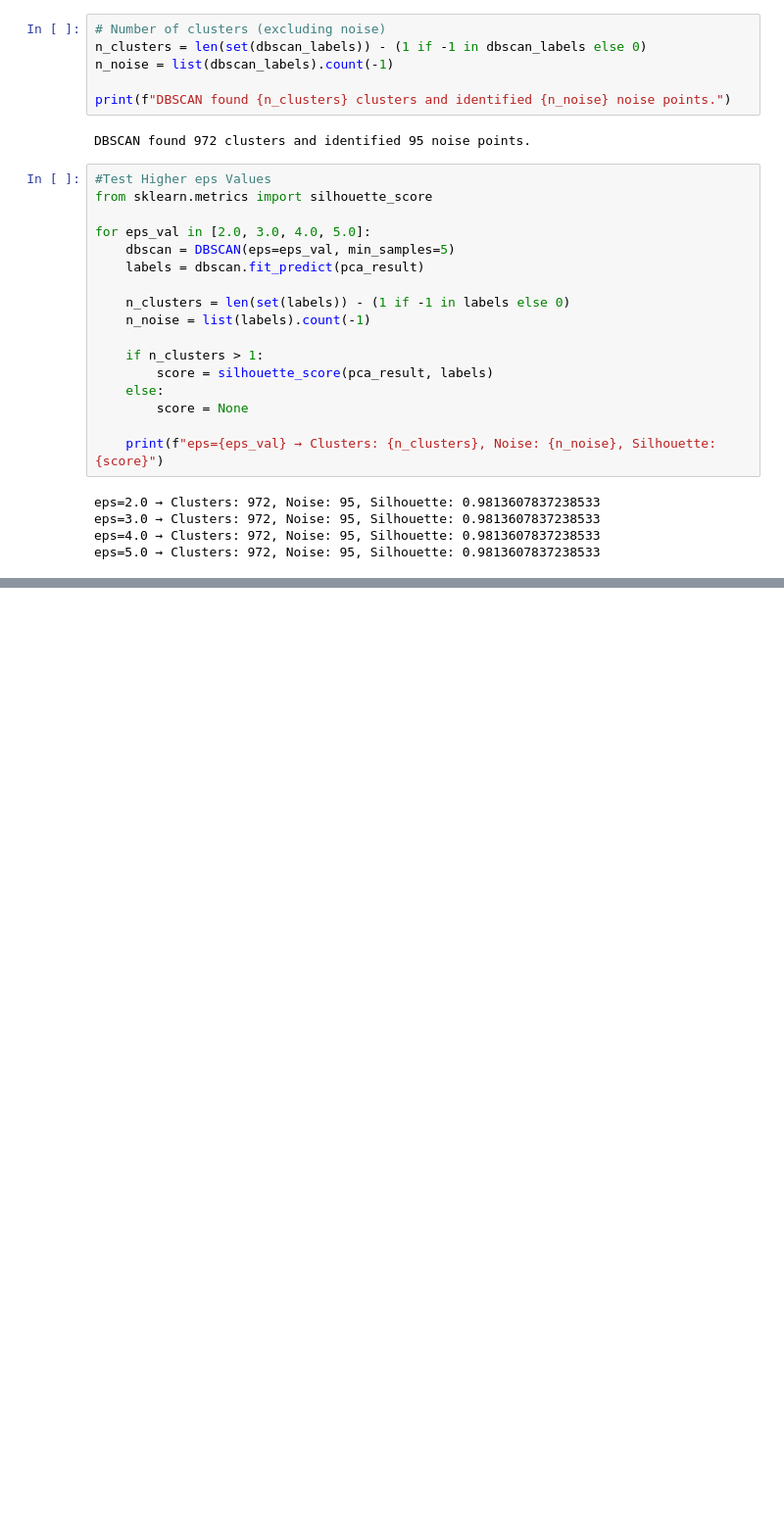
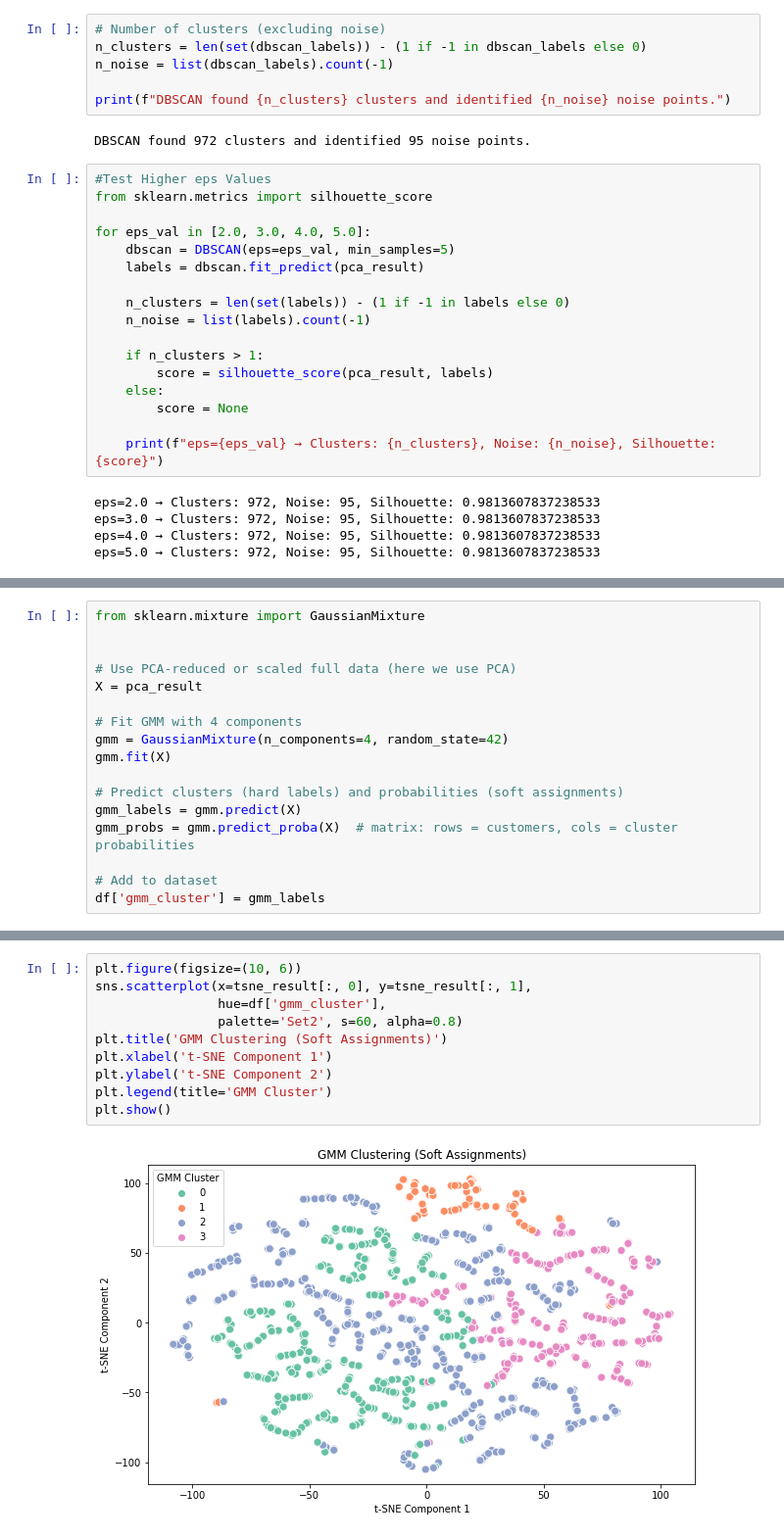
Before and after one commit to Omdena-CBP-Tanzania/unsupervised-machine-learning-rhysrose, a Jupyter notebook: Solution.ipynb, the cells around one changed output, grey strips where cells are left out. Shown at 98% size. Drawn from its saved outputs; the diff is of its cells as text; blank space fills up the shorter version.

Commit message:
add clustering

```diff
--- a/Solution.ipynb
+++ b/Solution.ipynb
@@ -593,0 +596,17 @@ eps=5.0 → Clusters: 972, Noise: 95, Silhouette: 0.9813607837238533
+# %%
+from sklearn.mixture import GaussianMixture
+
+
+# Use PCA-reduced or scaled full data (here we use PCA)
+X = pca_result
+
+# Fit GMM with 4 components
+gmm = GaussianMixture(n_components=4, random_state=42)
+gmm.fit(X)
+
+# Predict clusters (hard labels) and probabilities (soft assignments)
+gmm_labels = gmm.predict(X)
+gmm_probs = gmm.predict_proba(X)  # matrix: rows = customers, cols = cluster probabilities
+
+# Add to dataset
+df['gmm_cluster'] = gmm_labels
@@ -593,0 +630,12 @@ eps=5.0 → Clusters: 972, Noise: 95, Silhouette: 0.9813607837238533
+# %%
+plt.figure(figsize=(10, 6))
+sns.scatterplot(x=tsne_result[:, 0], y=tsne_result[:, 1],
+                hue=df['gmm_cluster'],
+                palette='Set2', s=60, alpha=0.8)
+plt.title('GMM Clustering (Soft Assignments)')
+plt.xlabel('t-SNE Component 1')
+plt.ylabel('t-SNE Component 2')
+plt.legend(title='GMM Cluster')
+plt.show()
+# %% [output]
+[figure, added]
```
Also changed, not shown: parts of 12 cells of this notebook.
